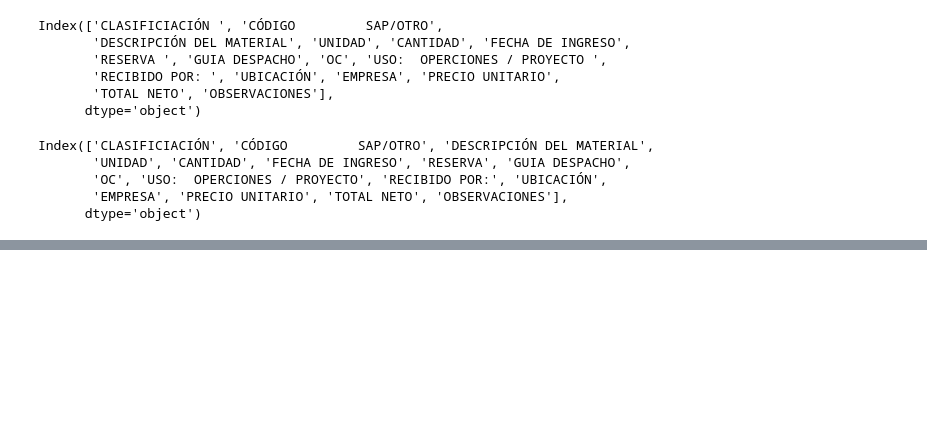
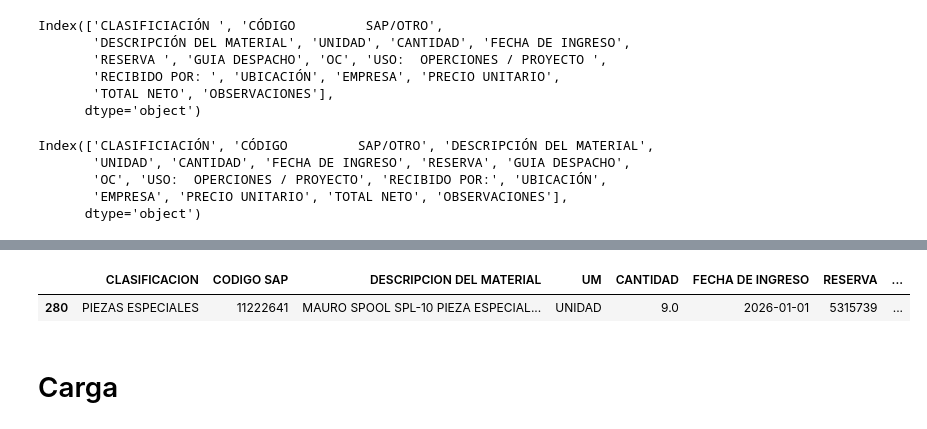
Before and after one commit to farodd/proyecto-inventario, a Jupyter notebook: notebooks/etl_ingresos.ipynb, the cells around one changed output, grey strips where cells are left out. Cells and saved outputs as stored; diff of their text form; code cells hidden in the pictures; blank space fills up the shorter version.

```diff
--- a/notebooks/etl_ingresos.ipynb
+++ b/notebooks/etl_ingresos.ipynb
@@ -57,0 +85,2 @@ Index(['CLASIFICACION', 'CODIGO SAP/OTRO', 'DESCRIPCIÓN DEL MATERIAL',
+# %%
+ingresos.loc[ingresos['CLASIFICACION'] == 0, 'CLASIFICACION'] = 'PIEZAS ESPECIALIES'
@@ -57,0 +115,2 @@ Index(['CLASIFICACION', 'CODIGO SAP/OTRO', 'DESCRIPCIÓN DEL MATERIAL',
+# %%
+ingresos = ingresos.dropna(subset=['CODIGO SAP'])
@@ -57,0 +157,2 @@ Index(['CLASIFICACION', 'CODIGO SAP/OTRO', 'DESCRIPCIÓN DEL MATERIAL',
+# %%
+ingresos['FECHA DE INGRESO'] = ingresos['FECHA DE INGRESO'].astype(str)
@@ -57,0 +163,6 @@ Index(['CLASIFICACION', 'CODIGO SAP/OTRO', 'DESCRIPCIÓN DEL MATERIAL',
+# %%
+# Estandarización de categorías y unidades de medida
+import sys
+sys.path.append('..')
+from src.data_process import estandarizar_datos
+ingresos, valores_unicos_clasificacion, valores_unicos_um = estandarizar_datos(ingresos)
@@ -57,0 +227,7 @@ Index(['CLASIFICACION', 'CODIGO SAP/OTRO', 'DESCRIPCIÓN DEL MATERIAL',
+# %%
+ingresos[ingresos['PRECIO UNITARIO'].isnull()]
+# %% [output]
+|  | CLASIFICACION | CODIGO SAP | DESCRIPCION DEL MATERIAL | UM | CANTIDAD | FECHA DE INGRESO | RESERVA | ... |
+| 280 | PIEZAS ESPECIALES | 11222641 | MAURO SPOOL SPL-10 PIEZA ESPECIAL... | UNIDAD | 9.0 | 2026-01-01 | 5315739 | ... |
+# %% [markdown]
+# Carga
```
Also changed, not shown: parts of 26 cells of this notebook.
